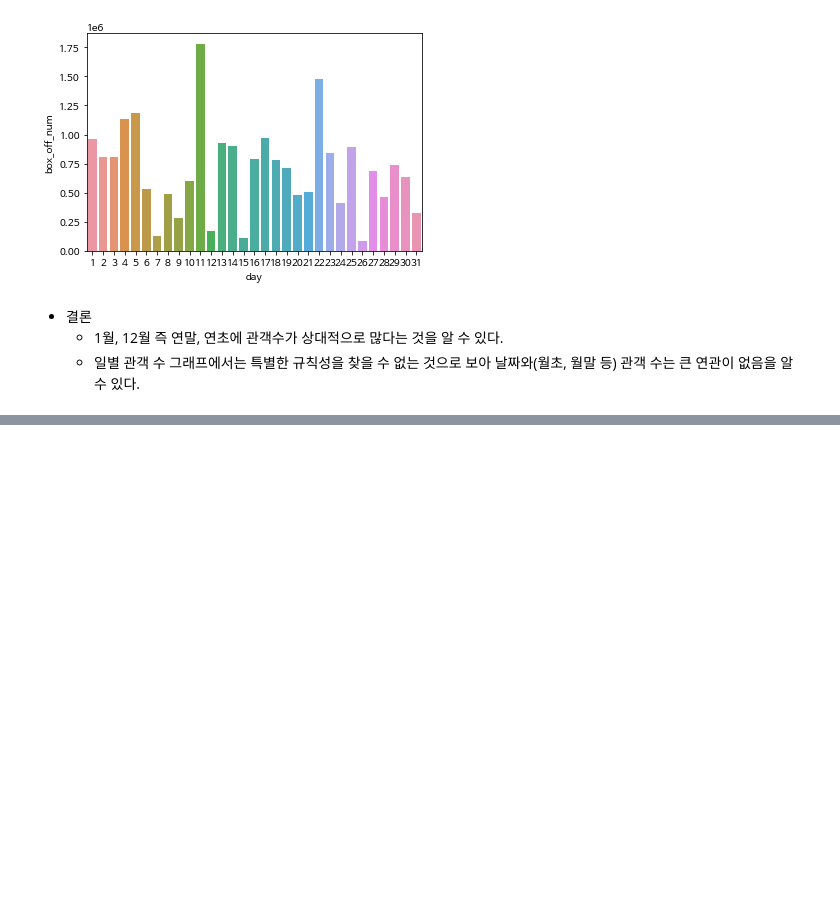
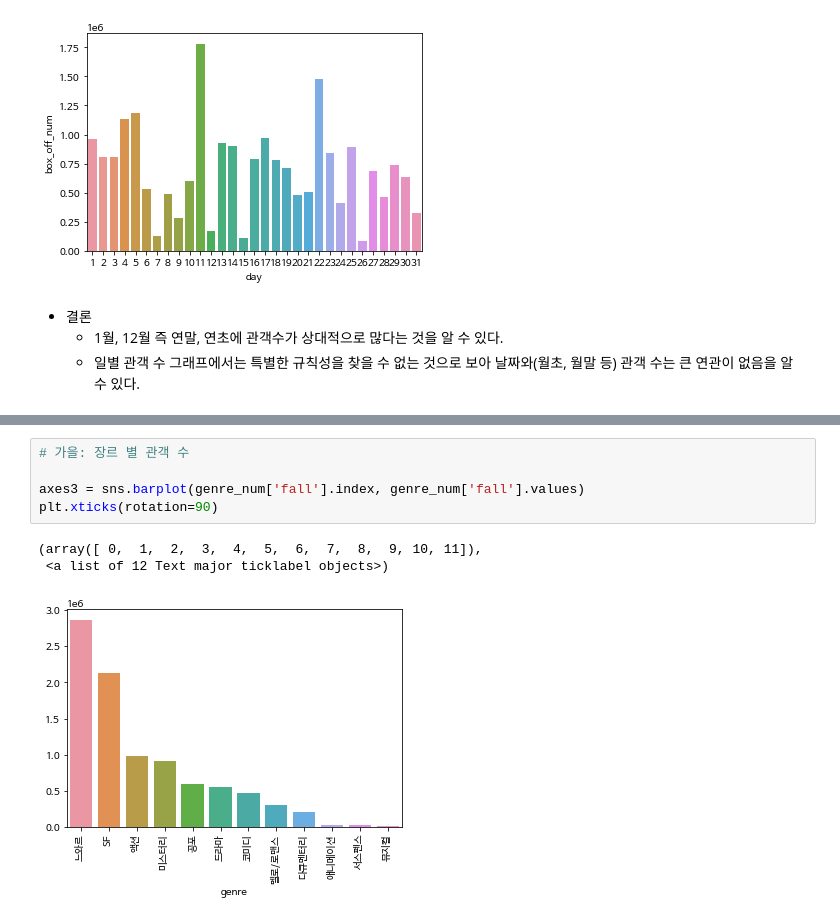
Before and after one commit to min207/ESAA, a Jupyter notebook: 미니프로젝트1.ipynb, the cells around one changed output, grey strips where cells are left out. Cells and saved outputs as stored; diff of their text form; blank space fills up the shorter version.

```diff
--- a/미니프로젝트1.ipynb
+++ b/미니프로젝트1.ipynb
@@ -334,0 +374,9 @@ axes = sns.barplot(x=month_num.index, y=month_num)
+# %%
+# 가을: 장르 별 관객 수
+
+axes3 = sns.barplot(genre_num['fall'].index, genre_num['fall'].values)
+plt.xticks(rotation=90)
+# %% [output]
+(array([ 0,  1,  2,  3,  4,  5,  6,  7,  8,  9, 10, 11]),
+ <a list of 12 Text major ticklabel objects>)
+[figure, added]
```
Also changed, not shown: parts of 11 cells of this notebook.
